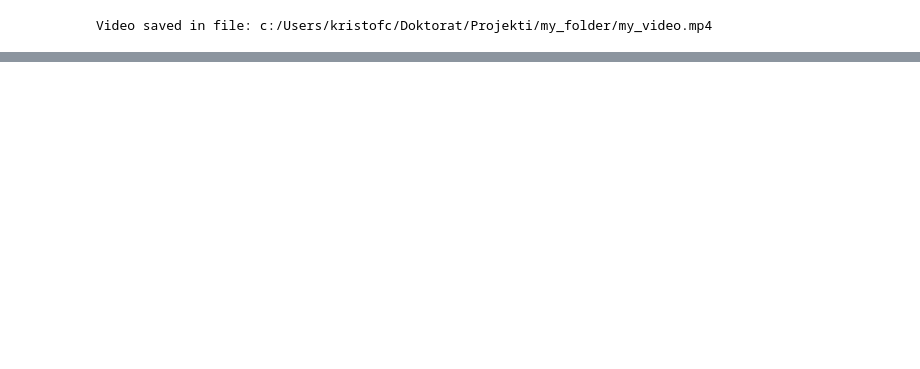
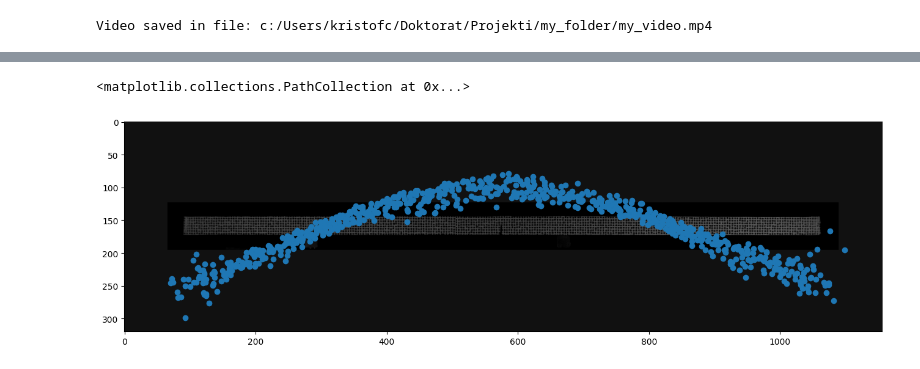
Before and after one commit to ladisk/pyidi, a Jupyter notebook: MM_dev.ipynb, the cells around one changed output, grey strips where cells are left out. Drawn from its saved outputs; the diff is of its cells as text; code cells hidden in the pictures; blank space fills up the shorter version.

```diff
--- a/MM_dev.ipynb
+++ b/MM_dev.ipynb
@@ -71,0 +142,11 @@ Video saved in file: c:/Users/kristofc/Doktorat/Projekti/my_folder/my_video.mp4
+# %%
+out, a, b = init_output_image(input_image = vid.mraw[0],
+                              mesh = mesh.points,
+                              mesh_def = np.concatenate((mesh_def.points, mesh_def_negative.points)))
+
+plt.imshow(out, 'gray')
+plt.scatter(mesh_def.points[:, 1] + b,
+            mesh_def.points[:, 0] + a)
+# %% [output]
+<matplotlib.collections.PathCollection at 0x...>
+[figure, added]
```
Also changed, not shown: parts of 11 cells of this notebook, 1 other file.
